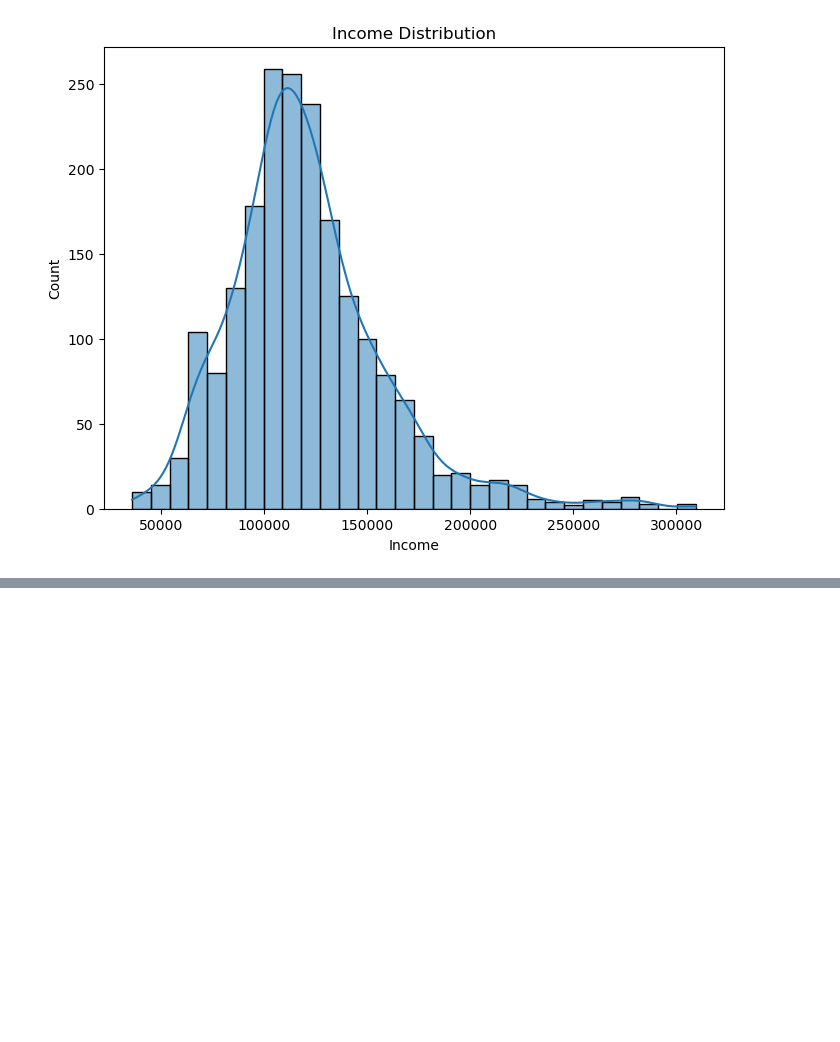
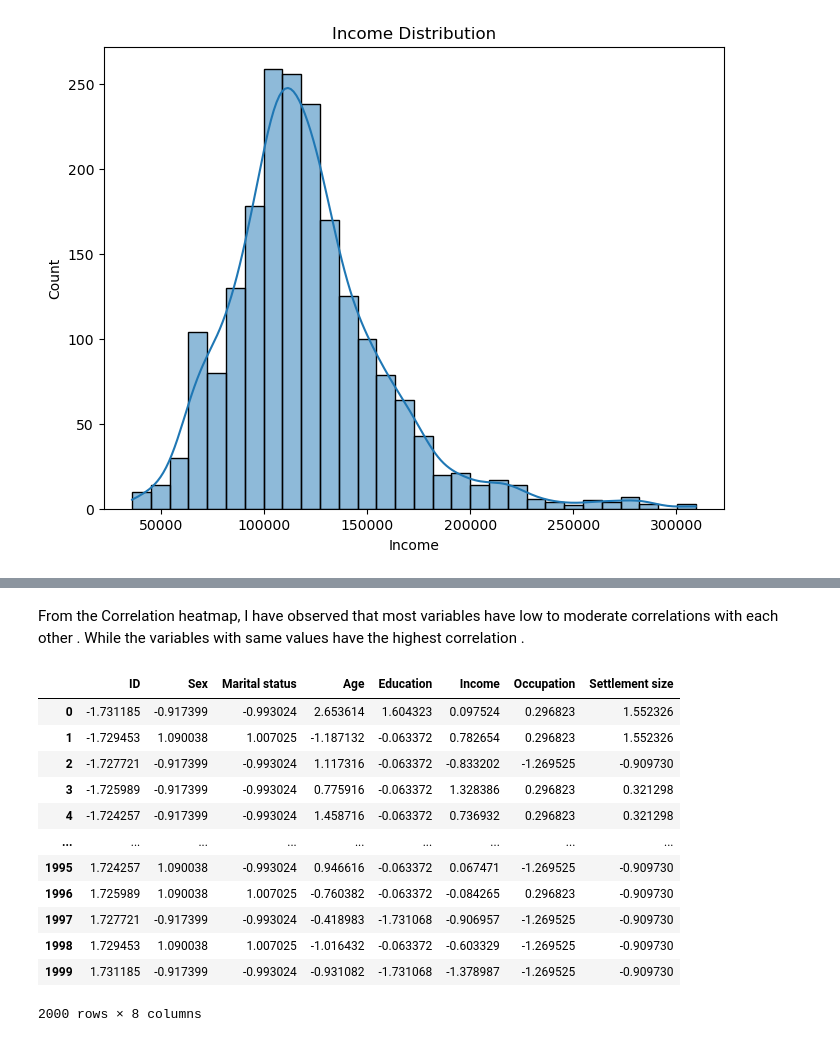
Before and after one commit to Olaedo23/Customer-segmentation, a Jupyter notebook: Customer_data.ipynb, the cells around one changed output, grey strips where cells are left out. Drawn from its saved outputs; the diff is of its cells as text; code cells hidden in the pictures; blank space fills up the shorter version.

```diff
--- a/Customer_data.ipynb
+++ b/Customer_data.ipynb
@@ -108,0 +130,25 @@ plt.show()
+# %% [markdown]
+From the Correlation heatmap, I have observed that most variables have low to moderate correlations with each other . While the variables with same values have the highest correlation .
+# %%
+# Example: Creating new features or normalizing existing ones
+scaler = StandardScaler()
+data_scaled = scaler.fit_transform(Sd)
+# %%
+# Convert back to DataFrame for convenience
+data_scaled = pd.DataFrame(data_scaled, columns=Sd.columns)
+# %%
+data_scaled
+# %% [output]
+|  | ID | Sex | Marital status | Age | Education | Income | Occupation | Settlement size |
+| 0 | -1.731185 | -0.917399 | -0.993024 | 2.653614 | 1.604323 | 0.097524 | 0.296823 | 1.552326 |
+| 1 | -1.729453 | 1.090038 | 1.007025 | -1.187132 | -0.063372 | 0.782654 | 0.296823 | 1.552326 |
+| 2 | -1.727721 | -0.917399 | -0.993024 | 1.117316 | -0.063372 | -0.833202 | -1.269525 | -0.909730 |
+| 3 | -1.725989 | -0.917399 | -0.993024 | 0.775916 | -0.063372 | 1.328386 | 0.296823 | 0.321298 |
+| 4 | -1.724257 | -0.917399 | -0.993024 | 1.458716 | -0.063372 | 0.736932 | 0.296823 | 0.321298 |
+| ... | ... | ... | ... | ... | ... | ... | ... | ... |
+| 1995 | 1.724257 | 1.090038 | -0.993024 | 0.946616 | -0.063372 | 0.067471 | -1.269525 | -0.909730 |
+| 1996 | 1.725989 | 1.090038 | 1.007025 | -0.760382 | -0.063372 | -0.084265 | 0.296823 | -0.909730 |
+| 1997 | 1.727721 | -0.917399 | -0.993024 | -0.418983 | -1.731068 | -0.906957 | -1.269525 | -0.909730 |
+| 1998 | 1.729453 | 1.090038 | 1.007025 | -1.016432 | -0.063372 | -0.603329 | -1.269525 | -0.909730 |
+| 1999 | 1.731185 | -0.917399 | -0.993024 | -0.931082 | -1.731068 | -1.378987 | -1.269525 | -0.909730 |
+2000 rows × 8 columns
```
Also changed, not shown: parts of 9 cells of this notebook.
